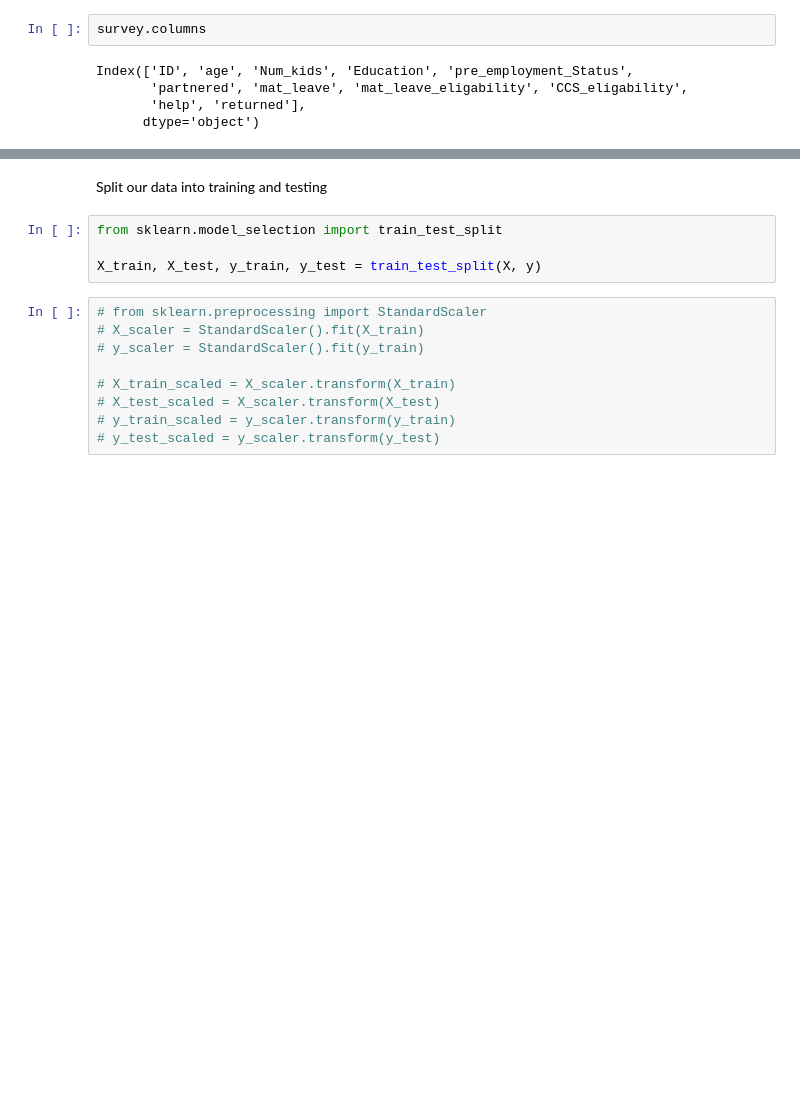
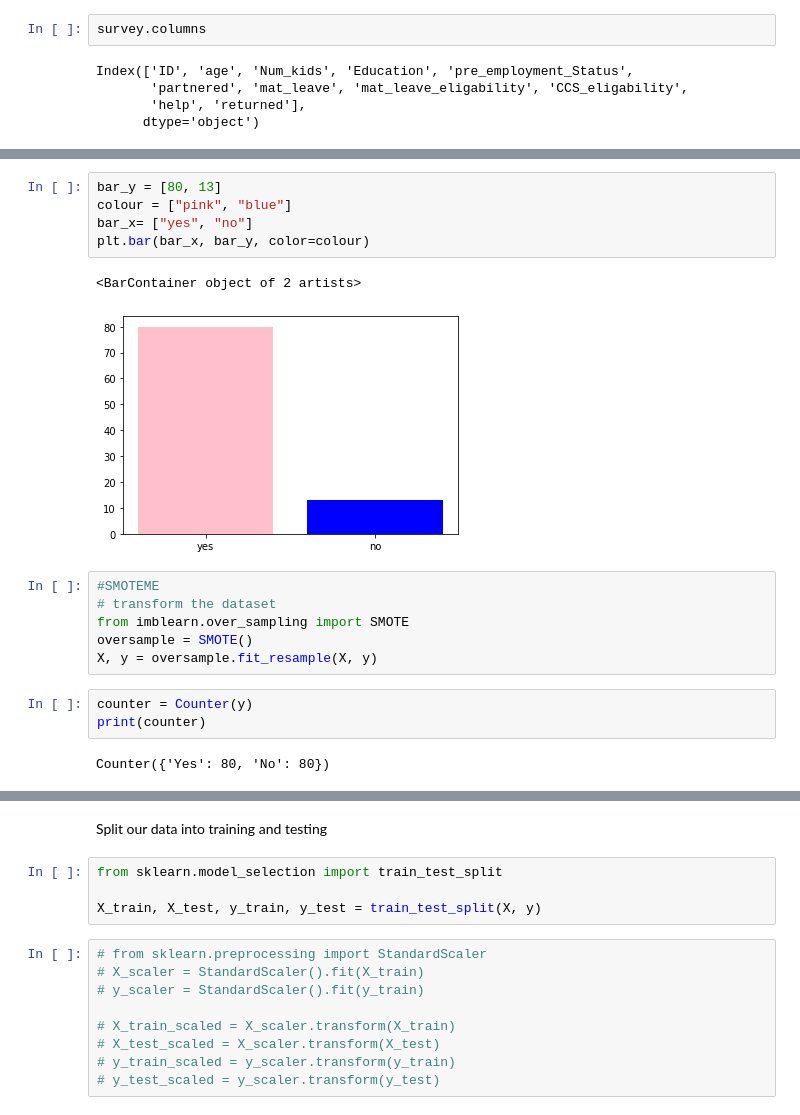
Before and after one commit to AmyAndersson/Final_Project, a Jupyter notebook: machine learning/Machine Learning.ipynb, the cells around one changed output, grey strips where cells are left out. Saved outputs shown, nothing was run; the diff lists cells and outputs as text; blank space fills up the shorter version.

```diff
--- a/machine learning/Machine Learning.ipynb
+++ b/machine learning/Machine Learning.ipynb
@@ -51,0 +62,19 @@ X
+# %%
+bar_y = [80, 13]
+colour = ["pink", "blue"]
+bar_x= ["yes", "no"]
+plt.bar(bar_x, bar_y, color=colour)
+# %% [output]
+<BarContainer object of 2 artists>
+[figure, added]
+# %%
+#SMOTEME
+# transform the dataset
+from imblearn.over_sampling import SMOTE
+oversample = SMOTE()
+X, y = oversample.fit_resample(X, y)
+# %%
+counter = Counter(y)
+print(counter)
+# %% [output]
+Counter({'Yes': 80, 'No': 80})
```
Also changed, not shown: parts of 8 cells of this notebook, 6 other files.
